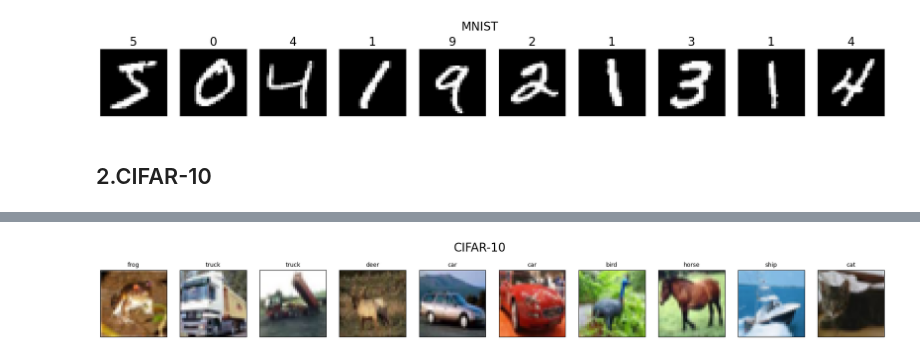
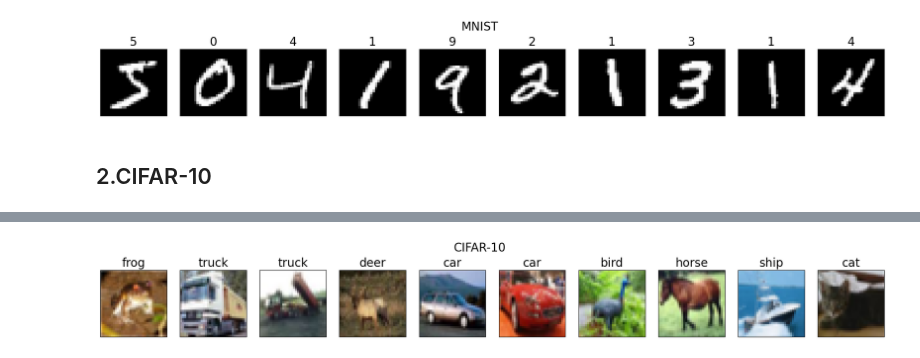
Before and after one commit to chaiminwoo0223/Computer-Vision, a Jupyter notebook: Class5/program01.ipynb, the cells around one changed output, grey strips where cells are left out. Cells and saved outputs as stored; diff of their text form; code cells hidden in the pictures.

```diff
--- a/Class5/program01.ipynb
+++ b/Class5/program01.ipynb
@@ -30,12 +28,12 @@ Downloading data from https://storage.googleapis.com/tensorflow/tf-keras-dataset
 (x_train, y_train), (x_test, y_test) = ds.cifar10.load_data()
 print(x_train.shape, y_train.shape, x_test.shape, y_test.shape)
 class_names = ['air_plane', 'car', 'bird', 'cat', 'deer', 'dog', 'frog', 'horse', 'ship', 'truck']
-plt.figure(figsize=(24, 3))
+plt.figure(figsize=(24,3))
 plt.suptitle('CIFAR-10', fontsize=20)
 for i in range(10):
-    plt.subplot(1, 10, i+1)
-    plt.imshow(x_train[i])
-    plt.xticks([])
-    plt.yticks([])
-    plt.title(class_names[y_train[i, 0]], fontsize=10)
+  plt.subplot(1, 10, i+1)
+  plt.imshow(x_train[i])
+  plt.xticks([])
+  plt.yticks([])
+  plt.title(class_names[y_train[i,0]], fontsize=20)
 # %% [output]
@@ -44,2 +40,2 @@ Downloading data from https://www.cs.toronto.edu/~kriz/cifar-10-python.tar.gz
 (50000, 32, 32, 3) (50000, 1) (10000, 32, 32, 3) (10000, 1)
-[figure, old version]
+[figure, new version]
```
Also changed, not shown: parts of 2 cells of this notebook.
